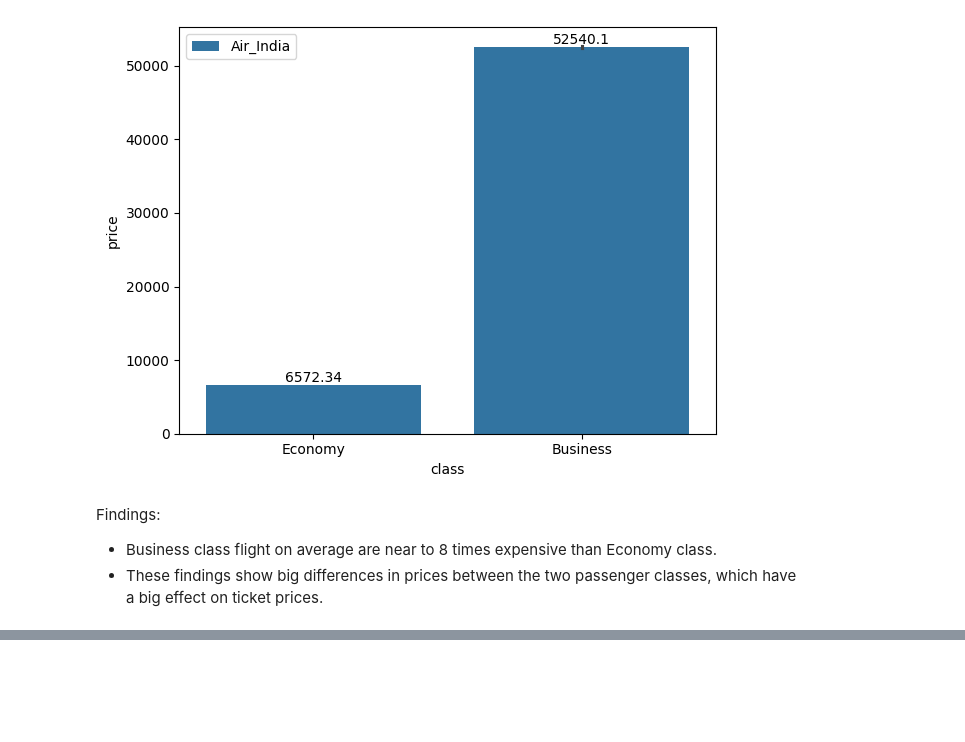
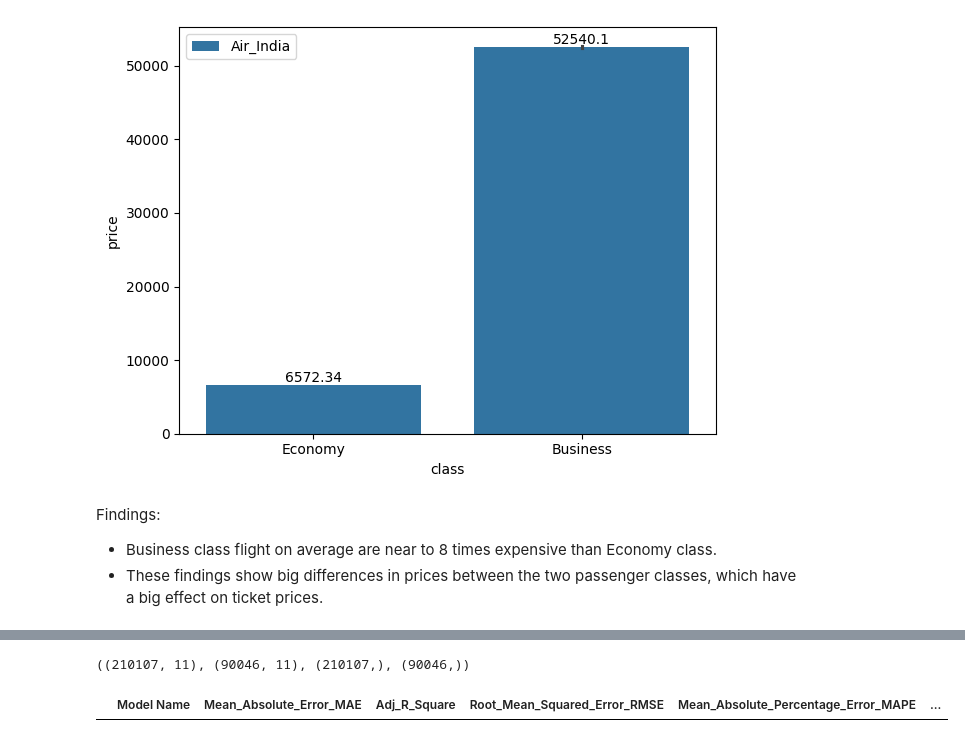
Before and after one commit to adimehta97/AIM-Final-Project, a Jupyter notebook: Flight_Price_Prediction_|_AIM_Final_Project.ipynb, the cells around one changed output, grey strips where cells are left out. Drawn from its saved outputs; the diff is of its cells as text; code cells hidden in the pictures; blank space fills up the shorter version.

```diff
--- a/Flight_Price_Prediction_|_AIM_Final_Project.ipynb
+++ b/Flight_Price_Prediction_|_AIM_Final_Project.ipynb
@@ -299,0 +324,6 @@ Findings:
+# %%
+from sklearn.model_selection import train_test_split
+x_train,x_test,y_train,y_test=train_test_split(x,y,test_size=0.30,random_state=42)
+x_train.shape,x_test.shape,y_train.shape,y_test.shape
+# %% [output]
+((210107, 11), (90046, 11), (210107,), (90046,))
@@ -299,0 +337,6 @@ Findings:
+# %%
+a={'Model Name':[], 'Mean_Absolute_Error_MAE':[] ,'Adj_R_Square':[] ,'Root_Mean_Squared_Error_RMSE':[] ,'Mean_Absolute_Percentage_Error_MAPE':[] ,'Mean_Squared_Error_MSE':[] ,'Root_Mean_Squared_Log_Error_RMSLE':[] ,'R2_score':[]}
+Results=pd.DataFrame(a)
+Results.head()
+# %% [output]
+|  | Model Name | Mean_Absolute_Error_MAE | Adj_R_Square | Root_Mean_Squared_Error_RMSE | Mean_Absolute_Percentage_Error_MAPE | ... |
```
Also changed, not shown: parts of 9 cells of this notebook.
